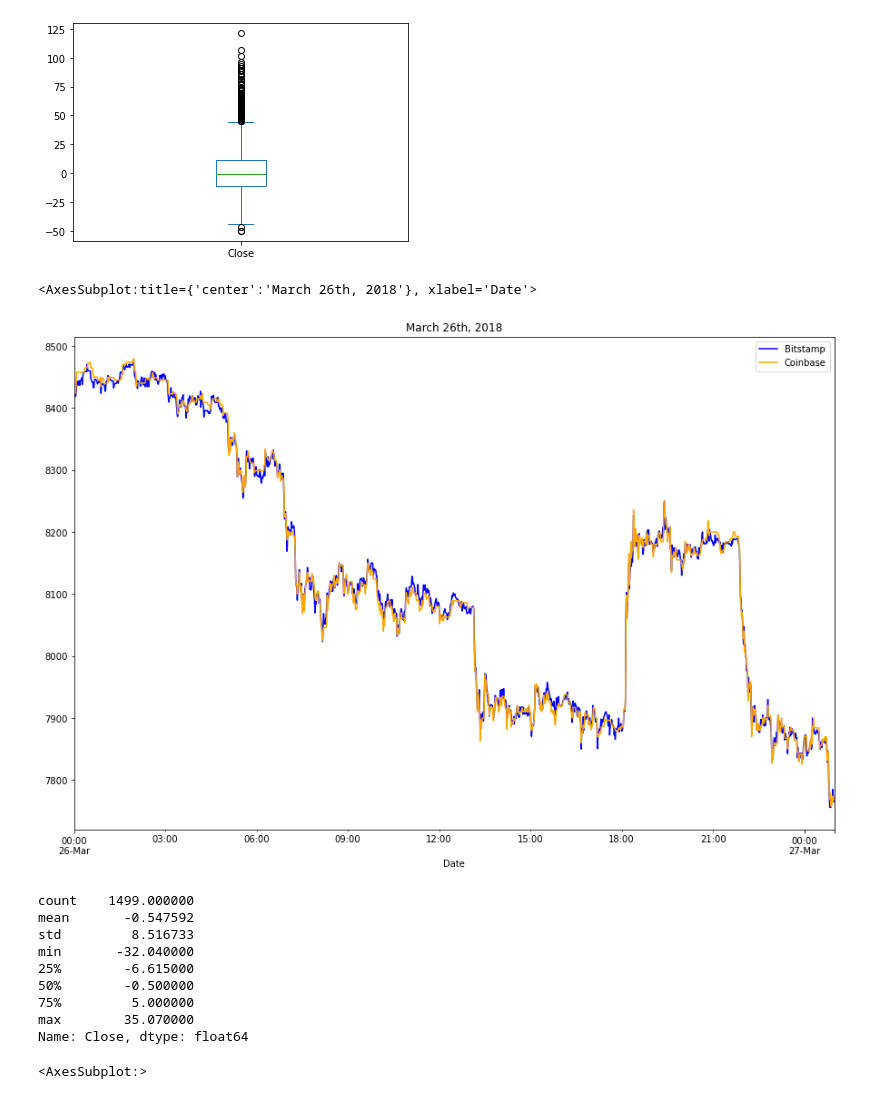
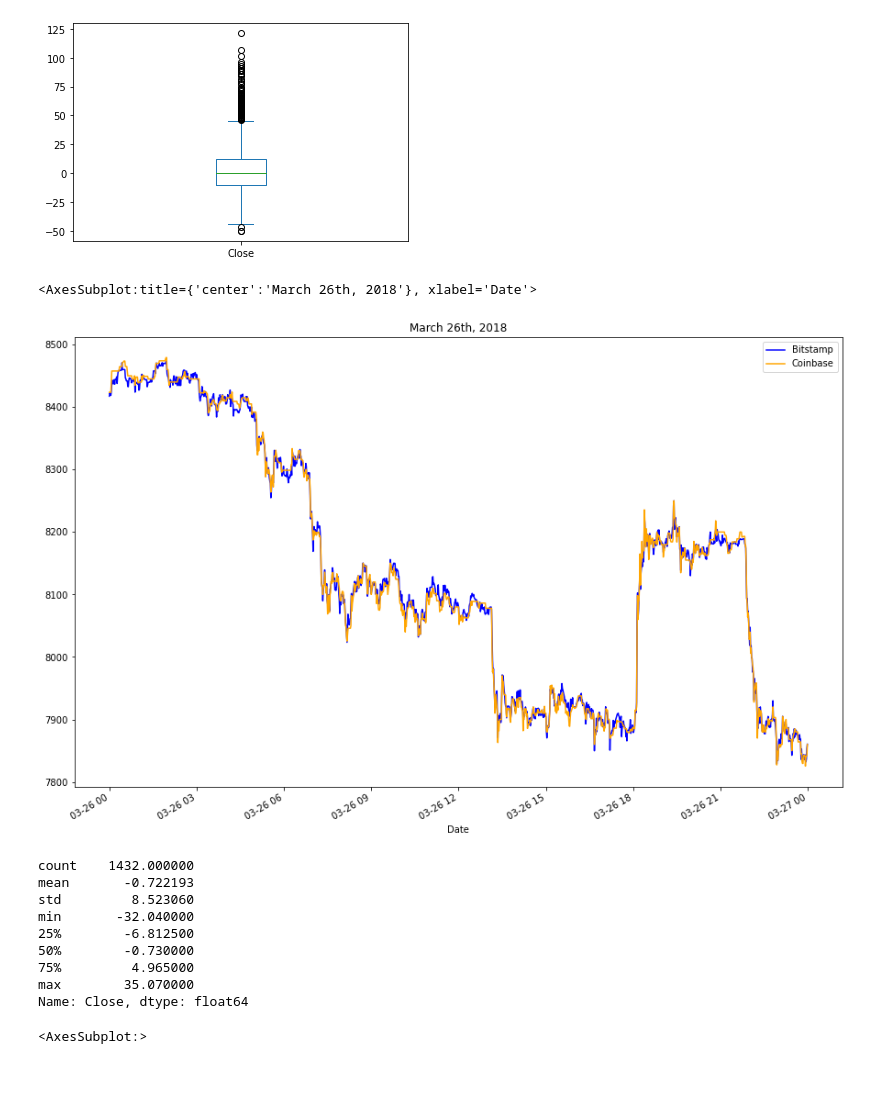
Before and after one commit to sungmoo89/Crypto-Arbitrage, a Jupyter notebook: crypto_arbitrage.ipynb, the cells around one changed output. Drawn from its saved outputs; the diff is of its cells as text; code cells hidden in the pictures.

```diff
--- a/crypto_arbitrage.ipynb
+++ b/crypto_arbitrage.ipynb
@@ -168,5 +168,3 @@ BTC Volume            11.792878
 USD Volume        117749.615721
 Weighted Price     10459.384448
 dtype: float64
-# %%
-bitstamp = bitstamp.fillna(method="ffill")
@@ -231,4 +218,4 @@ USD Volume        float64
 Weighted Price    float64
 dtype: object
 # %%
-bitstamp = bitstamp.fillna(method="ffill")
+bitstamp = bitstamp.dropna()
@@ -511,28 +504,28 @@ arbitrage_spread_middle.plot(kind="box")
 <AxesSubplot:>
 [figure]
 # %%
-bitstamp.loc["2018-03-26 00":"2018-03-27 00","Close"].plot(legend=True, figsize=(15, 10), title="March 26th, 2018", color="blue", label="Bitstamp")
+bitstamp.loc["2018-03-26","Close"].plot(legend=True, figsize=(15, 10), title="March 26th, 2018", color="blue", label="Bitstamp")
 
-coinbase.loc["2018-03-26 00":"2018-03-27 00","Close"].plot(legend=True, figsize=(15, 10), color="orange", label="Coinbase")
+coinbase.loc["2018-03-26","Close"].plot(legend=True, figsize=(15, 10), color="orange", label="Coinbase")
 # %% [output]
 <AxesSubplot:title={'center':'March 26th, 2018'}, xlabel='Date'>
-[figure, old version]
+[figure, new version]
 # %%
 # Using the date from the late that you have selected, calculate the arbitrage spread
 # by subtracting the bitstamp lower closing prices from the coinbase higher closing prices
-arbitrage_spread_late = coinbase['Close'].loc["2018-03-26 00":"2018-03-27 00"] - bitstamp['Close'].loc["2018-03-26 00":"2018-03-27 00"]# YOUR CODE HERE
+arbitrage_spread_late = coinbase['Close'].loc["2018-03-26"] - bitstamp['Close'].loc["2018-03-26"]# YOUR CODE HERE
 
 # Generate summary statistics for the late DataFrame
 # YOUR CODE HERE
 arbitrage_spread_late.describe()
 # %% [output]
-count    1499.000000
-mean       -0.547592
-std         8.516733
+count    1432.000000
+mean       -0.722193
+std         8.523060
 min       -32.040000
-25%        -6.615000
-50%        -0.500000
-75%         5.000000
+25%        -6.812500
+50%        -0.730000
+75%         4.965000
 max        35.070000
 Name: Close, dtype: float64
 # %%
```
Also changed, not shown: parts of 27 cells of this notebook.
